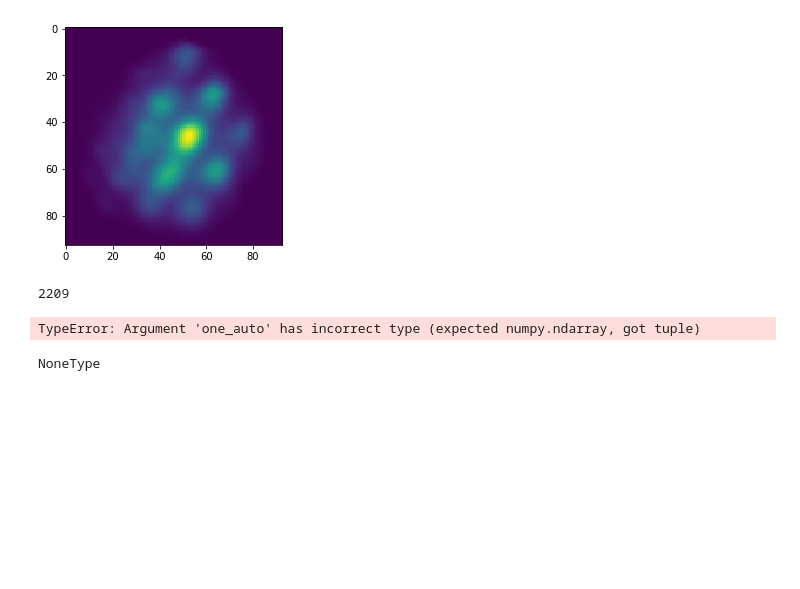
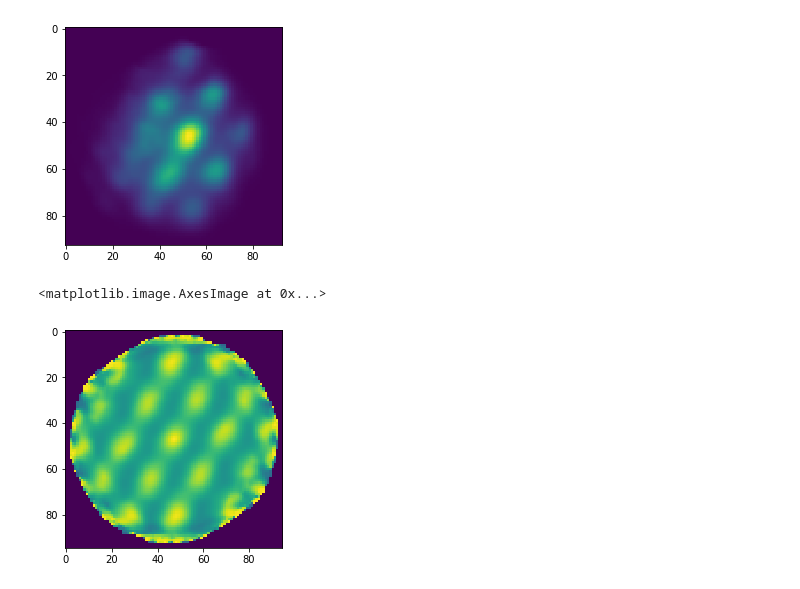
Before and after one commit to kevin-allen/spikeA, a Jupyter notebook: docs_notebooks/Code_grid_score.ipynb, the cells around one changed output. Saved outputs shown, nothing was run; the diff lists cells and outputs as text; code cells hidden in the pictures; blank space fills up the shorter version.

Commit message:
create spatial autocorrelation

```diff
--- a/docs_notebooks/Code_grid_score.ipynb
+++ b/docs_notebooks/Code_grid_score.ipynb
@@ -38,8 +41,4 @@ plt.imshow(auto)
 [figure]
 # %%
 rate_map[np.isnan(rate_map)]=-1
+auto_array = np.zeros((95,95))
-# %%
-rate_map.shape
-47*47
-# %% [output]
-2209
@@ -49,8 +45,7 @@ x_bins = np.zeros(2*rate_map.shape[0]+1); y_bins = np.zeros(2*rate_map.shape[1]+
 # %%
-my_auto = spikeA.spatial_properties.map_autocorrelation_func(rate_map,)
+spikeA.spatial_properties.map_autocorrelation_func(rate_map,auto_array)
-# %% [output]
-TypeError: Argument 'one_auto' has incorrect type (expected numpy.ndarray, got tuple)
-# %%
-type(my_auto)
-# %% [output]
-NoneType
+# %%
+plt.imshow(auto_array)
+# %% [output]
+<matplotlib.image.AxesImage at 0x...>
+[figure, added]
```
Also changed, not shown: parts of 2 cells of this notebook.
